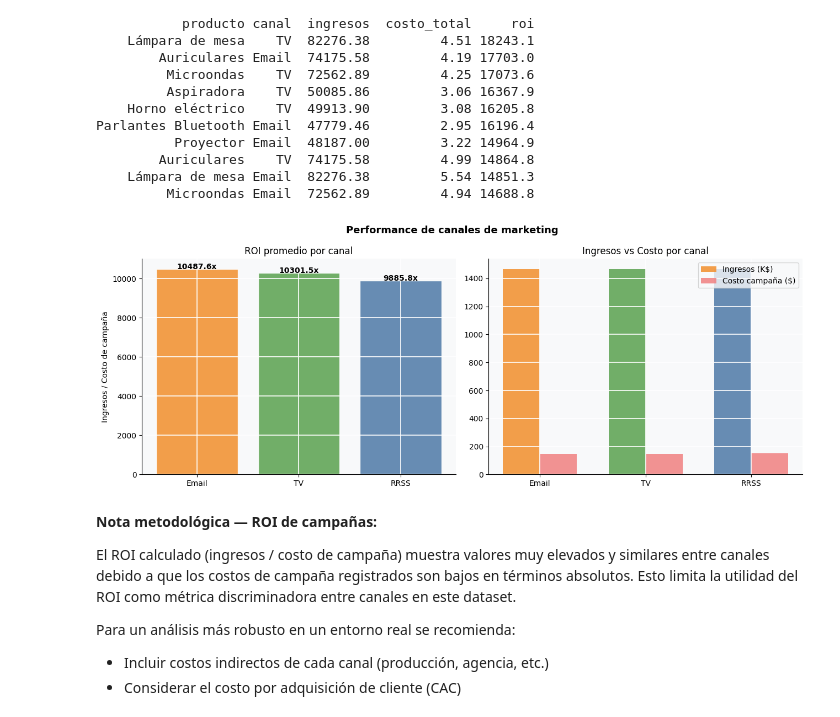
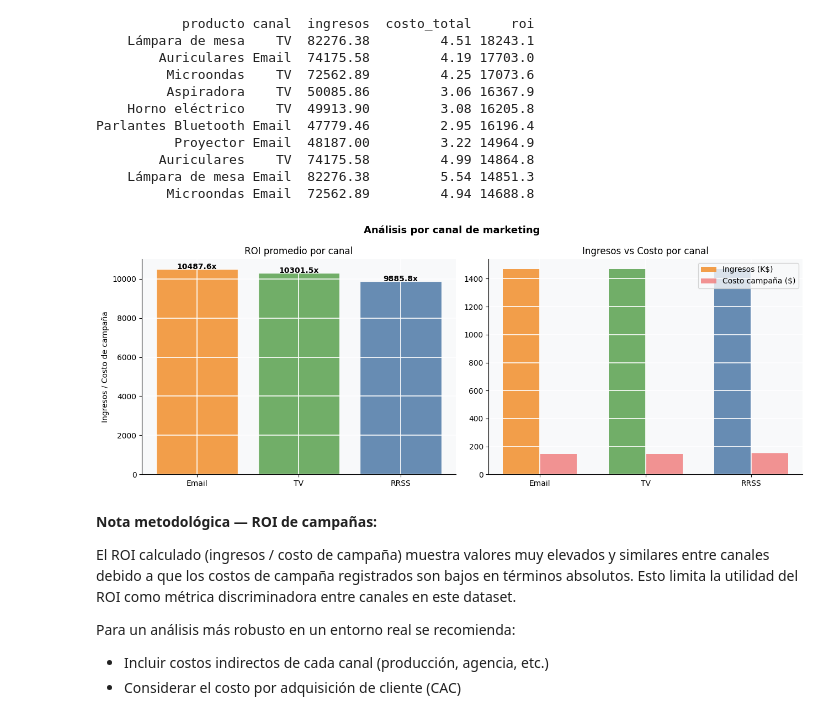
Before and after one commit to Jmonse/synthdata-analytics, a Jupyter notebook: SynthData_Analytics.ipynb, the cells around one changed output. Cells and saved outputs as stored; diff of their text form; code cells hidden in the pictures.

```diff
--- a/SynthData_Analytics.ipynb
+++ b/SynthData_Analytics.ipynb
@@ -717,35 +716,35 @@ roi_canal = (
     .reset_index()
     .sort_values('roi_promedio', ascending=False)
 )
 
 fig, (ax1, ax2) = plt.subplots(1, 2, figsize=(13, 5))
-fig.suptitle('Performance de canales de marketing', fontsize=13, fontweight='bold')
+fig.suptitle('Análisis por canal de marketing', fontsize=13, fontweight='bold')
 
 colores_canal = {'RRSS': '#4e79a7', 'Email': '#f28e2b', 'TV': '#59a14f'}
 c = [colores_canal.get(x, 'gray') for x in roi_canal['canal']]
 
 ax1.bar(roi_canal['canal'], roi_canal['roi_promedio'], color=c, edgecolor='white', alpha=0.85)
 ax1.set_title('ROI promedio por canal')
 ax1.set_ylabel('Ingresos / Costo de campaña')
 for i, (canal, roi) in enumerate(zip(roi_canal['canal'], roi_canal['roi_promedio'])):
     ax1.text(i, roi + 0.5, f'{roi:.1f}x', ha='center', fontweight='bold')
 
 x = range(len(roi_canal))
 w = 0.35
 ax2.bar([i - w/2 for i in x], roi_canal['ingresos_totales'] / 1000,
         width=w, label='Ingresos (K$)', color=[colores_canal.get(c, 'gray') for c in roi_canal['canal']], alpha=0.85)
 ax2.bar([i + w/2 for i in x], roi_canal['costo_total'],
         width=w, label='Costo campaña ($)', color='lightcoral', alpha=0.85)
 ax2.set_xticks(list(x))
 ax2.set_xticklabels(roi_canal['canal'])
 ax2.set_title('Ingresos vs Costo por canal')
 ax2.legend()
 
 plt.tight_layout()
 plt.savefig('marketing_roi.png', dpi=150, bbox_inches='tight')
 plt.show()
 # %% [output]
-[figure, old version]
+[figure, new version]
 # %% [markdown]
 **Nota metodológica — ROI de campañas:**
 
```
Also changed, not shown: parts of 3 cells of this notebook, 4 other files.
